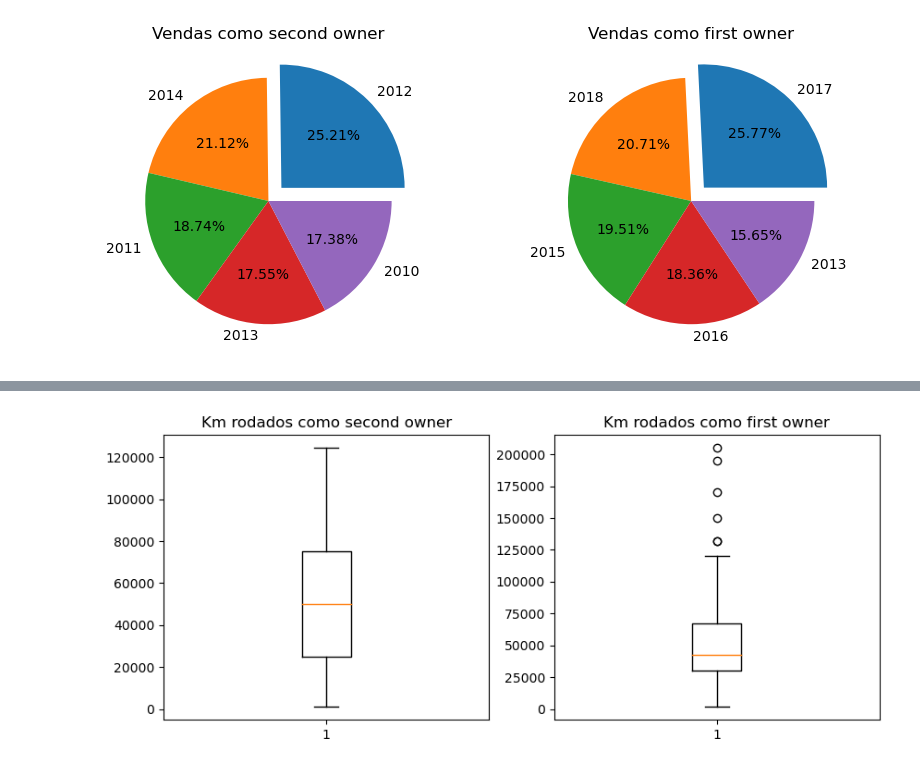
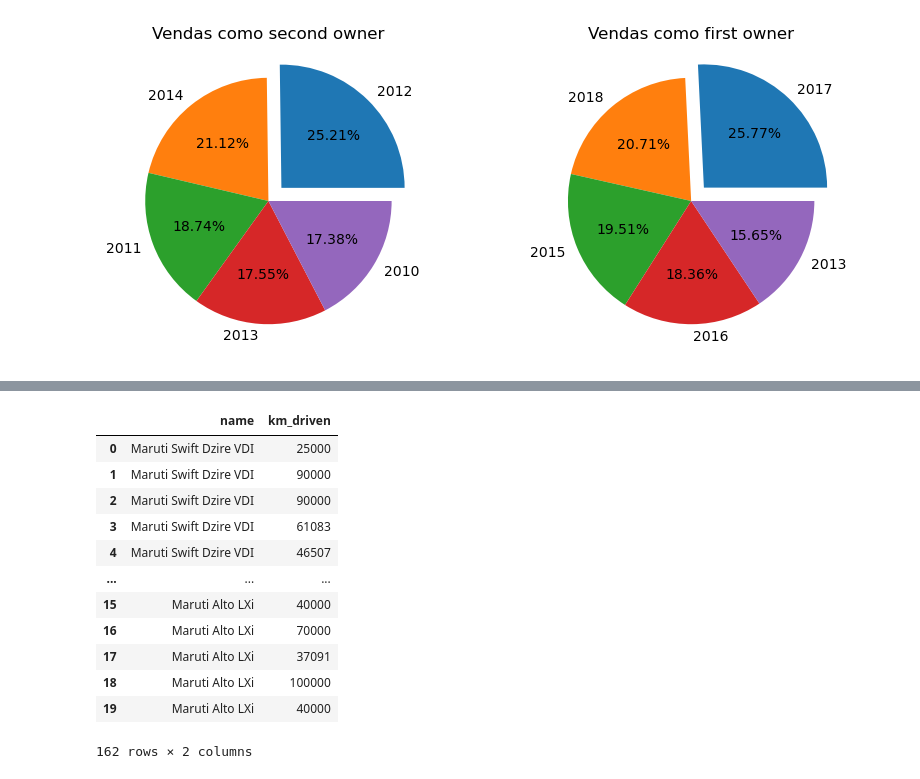
Before and after one commit to cristianomm/PUCRS, a Jupyter notebook: 98H04-06 - Programação Orientada a Dados/TI2/TI2-CristianoMMartins.ipynb, the cells around one changed output, grey strips where cells are left out. Drawn from its saved outputs; the diff is of its cells as text; code cells hidden in the pictures.

```diff
--- a/98H04-06 - Programação Orientada a Dados/TI2/TI2-CristianoMMartins.ipynb
+++ b/98H04-06 - Programação Orientada a Dados/TI2/TI2-CristianoMMartins.ipynb
@@ -330,18 +325,48 @@ top_second_owner = cars[cars['owner'] == 'Second Owner'][['km_driven', 'name']].
 first_owner = cars[cars['name'].isin(top_first_owner['name']) & (cars['owner'] == 'First Owner')][['km_driven', 'name']]
 second_owner = cars[cars['name'].isin(top_second_owner['name']) & (cars['owner'] == 'Second Owner')][['km_driven', 'name']]
 # %%
-#plota os graficos boxplot para first owner e second owner
+#plota os graficos boxplot de km_driven e name para first owner e second owner
+
 #https://matplotlib.org/stable/gallery/statistics/boxplot_color.html
 
-fig, ax = plt.subplots(1, 2, figsize=(10, 4))
+#fig, ax = plt.subplots(1, 2, figsize=(10, 4))
 plt.subplot(1, 2, 1)
-plt.boxplot(second_owner['km_driven'])
-plt.title('Km rodados como second owner')
+plt.boxplot(first_owner)
+plt.title('Mais vendidos como first owner')
 
 plt.subplot(1, 2, 2)
-plt.boxplot(first_owner['km_driven'])
-plt.title('Km rodados como first owner')
+plt.boxplot(second_owner)
+plt.title('Mais vendidos como second owner')
+
 
 plt.show()
-# %% [output]
-[figure, removed]
+# %%
+#cars.loc[(cars['selling_price'] == '€ 0') & (cars['marca'] == m), 'selling_price'] = f'€ {marca_avg}'
+name = 'Maruti Alto LXi'
+top_first_owner.loc[top_first_owner['name'] == name , 'values'] = first_owner[first_owner['name'] == name]['km_driven']
+# %%
+data = pd.DataFrame()
+for name in top_first_owner['name'].values:
+    temp = {
+        'name': name,
+        'km_driven': list(first_owner[first_owner['name'] == name]['km_driven'].values)
+    }
+
+    temp = pd.DataFrame(temp)
+    data = pd.concat([data, temp], axis=0)
+
+data
+# %% [output]
+|  | name | km_driven |
+| 0 | Maruti Swift Dzire VDI | 25000 |
+| 1 | Maruti Swift Dzire VDI | 90000 |
+| 2 | Maruti Swift Dzire VDI | 90000 |
+| 3 | Maruti Swift Dzire VDI | 61083 |
+| 4 | Maruti Swift Dzire VDI | 46507 |
+| ... | ... | ... |
+| 15 | Maruti Alto LXi | 40000 |
+| 16 | Maruti Alto LXi | 70000 |
+| 17 | Maruti Alto LXi | 37091 |
+| 18 | Maruti Alto LXi | 100000 |
+| 19 | Maruti Alto LXi | 40000 |
+162 rows × 2 columns
```
Also changed, not shown: parts of 2 cells of this notebook.
